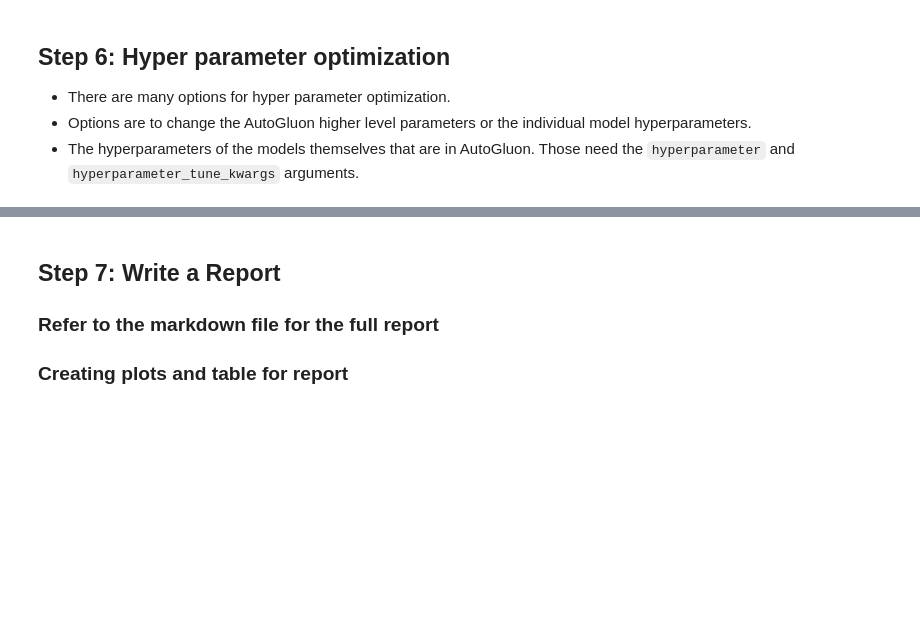
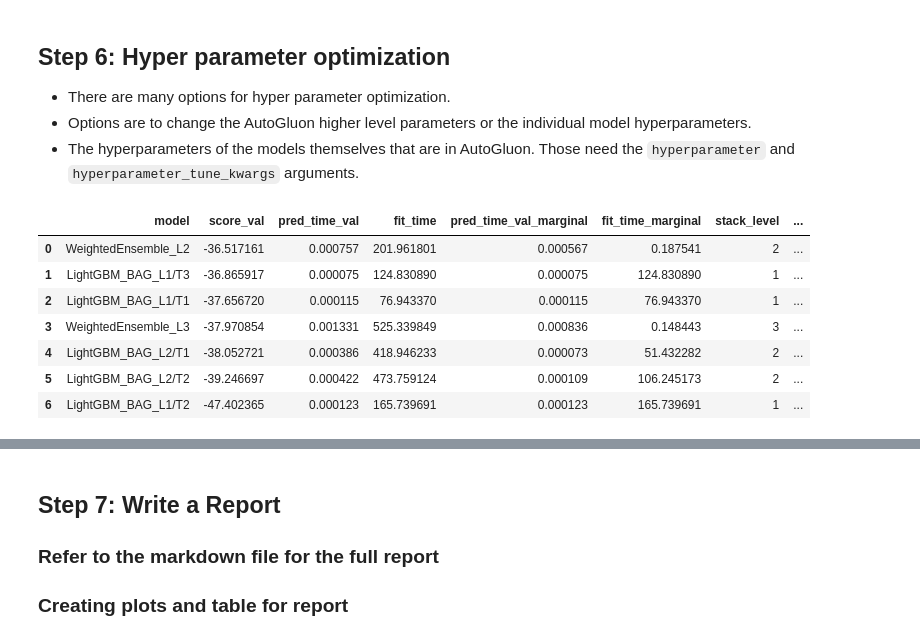
Before and after one commit to SueGK/Bike-Sharing-Demand, a Jupyter notebook: project-template.ipynb, the cells around one changed output, grey strips where cells are left out. Cells and saved outputs as stored; diff of their text form; code cells hidden in the pictures; blank space fills up the shorter version.

```diff
--- a/project-template.ipynb
+++ b/project-template.ipynb
@@ -506,5 +390,55 @@ predictor_new_hpo = TabularPredictor(label="count",
+# %%
+# ref: https://auto.gluon.ai/dev/tutorials/tabular_prediction/tabular-indepth.html?highlight=gbm_options
+
+import autogluon.core as ag
+
+# nn_options = {
+#     'dropout_prob': ag.space.Real(0.0, 0.5, default=0.1),  # dropout probability
+# }
+
+
+gbm_options = {  # specifies non-default hyperparameter values for lightGBM gradient boosted trees
+    'num_leaves': ag.space.Int(lower=1000, upper=1500, default=1200),  # number of leaves in trees (integer hyperparameter)
+}
+
+hyperparameters = {  # hyperparameters of each model type
+                   'GBM': gbm_options,
+                   #'NN': nn_options,
+                  }  # When these keys are missing from hyperparameters dict, no models of that type are trained
+
+time_limit = 12*60  # train various models for ~12 min
+num_trials = 5  # try at most 5 different hyperparameter configurations for each type of model
+search_strategy = 'auto'  # to tune hyperparameters using random search routine with a local scheduler
+
+hyperparameter_tune_kwargs = {  # HPO is not performed unless hyperparameter_tune_kwargs is specified
+    'num_trials': num_trials,
+    'scheduler' : 'local',
+    'searcher': search_strategy,
+}
+
+
+predictor_new_hpo = TabularPredictor(label='count',
+                 learner_kwargs={'ignored_columns': ["casual", "registered"]},
+                 problem_type="regression",
+                 eval_metric="root_mean_squared_error").fit(
+    train_data = train,
+    time_limit = 600,
+    presets = 'best_quality',
+    hyperparameters=hyperparameters, hyperparameter_tune_kwargs=hyperparameter_tune_kwargs,
+)
 # %%
 predictor_new_hpo.fit_summary()
+# %%
+predictor_new_hpo.leaderboard(silent=True)
+# %% [output]
+|  | model | score_val | pred_time_val | fit_time | pred_time_val_marginal | fit_time_marginal | stack_level | ... |
+| 0 | WeightedEnsemble_L2 | -36.517161 | 0.000757 | 201.961801 | 0.000567 | 0.187541 | 2 | ... |
+| 1 | LightGBM_BAG_L1/T3 | -36.865917 | 0.000075 | 124.830890 | 0.000075 | 124.830890 | 1 | ... |
+| 2 | LightGBM_BAG_L1/T1 | -37.656720 | 0.000115 | 76.943370 | 0.000115 | 76.943370 | 1 | ... |
+| 3 | WeightedEnsemble_L3 | -37.970854 | 0.001331 | 525.339849 | 0.000836 | 0.148443 | 3 | ... |
+| 4 | LightGBM_BAG_L2/T1 | -38.052721 | 0.000386 | 418.946233 | 0.000073 | 51.432282 | 2 | ... |
+| 5 | LightGBM_BAG_L2/T2 | -39.246697 | 0.000422 | 473.759124 | 0.000109 | 106.245173 | 2 | ... |
+| 6 | LightGBM_BAG_L1/T2 | -47.402365 | 0.000123 | 165.739691 | 0.000123 | 165.739691 | 1 | ... |
 # %%
 predictions_new_hpo = predictor_new_hpo.predict(test)
 # %%
```
Also changed, not shown: parts of 17 cells of this notebook, 3 other files.
